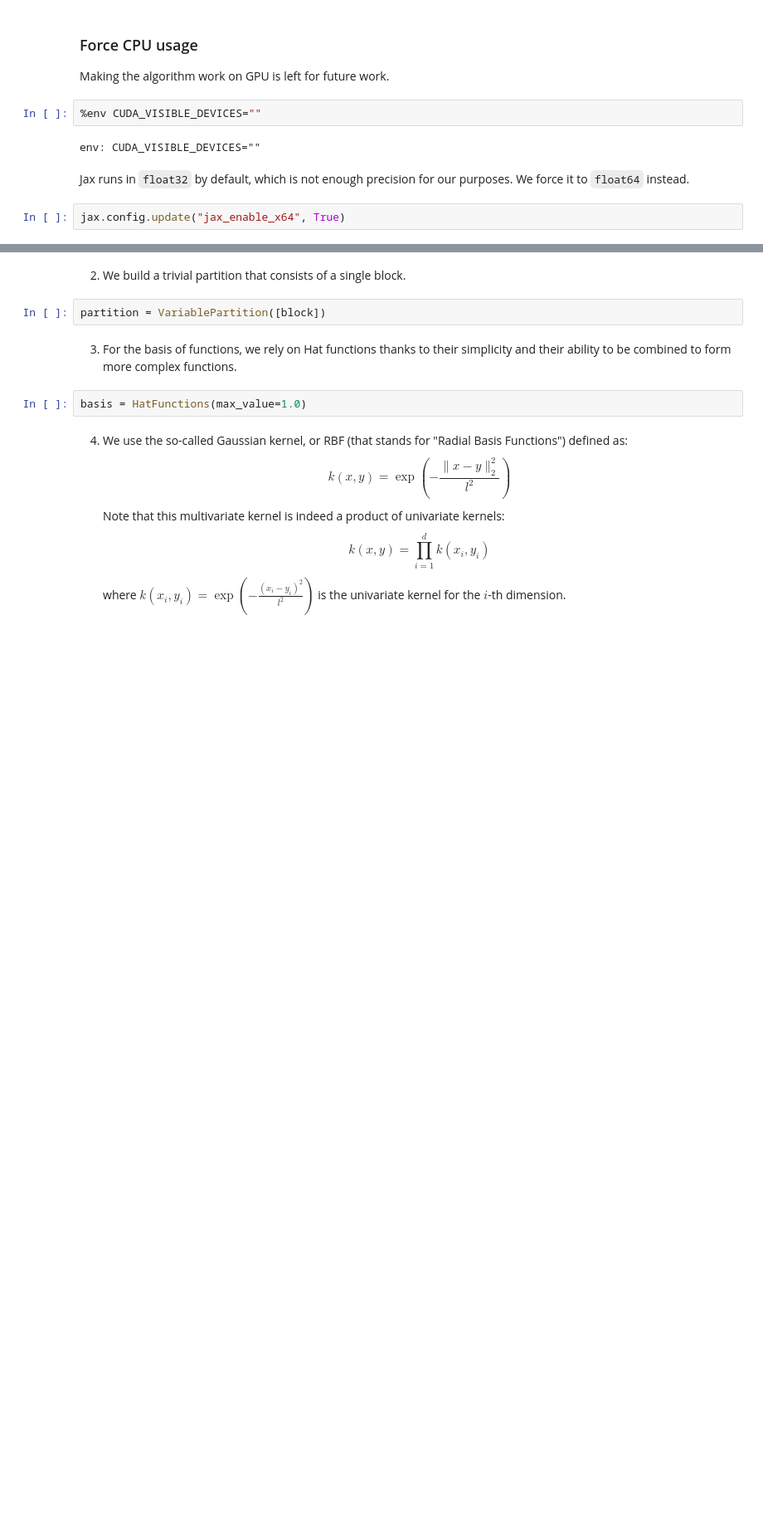
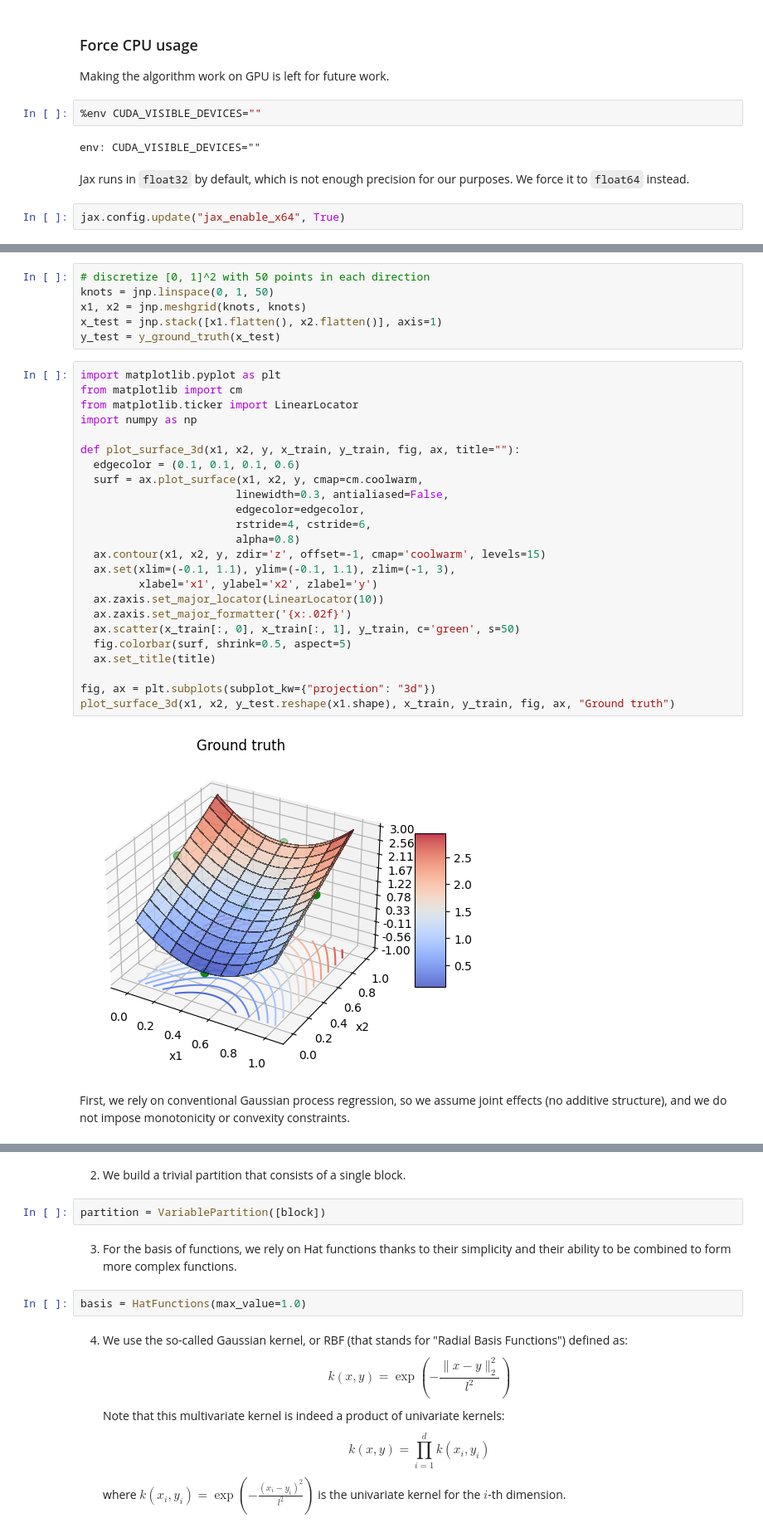
Before and after one commit to Algue-Rythme/MaxModeAdditiveGP, a Jupyter notebook: toy_tutorial.ipynb, the cells around one changed output, grey strips where cells are left out. Shown at 83% size. Drawn from its saved outputs; the diff is of its cells as text; blank space fills up the shorter version.

Commit message:
improve tutorials with additive structure

```diff
--- a/toy_tutorial.ipynb
+++ b/toy_tutorial.ipynb
@@ -30 +42,36 @@ We rely on the illustration p2 of the paper [1].
+# %%
+# discretize [0, 1]^2 with 50 points in each direction
+knots = jnp.linspace(0, 1, 50)
+x1, x2 = jnp.meshgrid(knots, knots)
+x_test = jnp.stack([x1.flatten(), x2.flatten()], axis=1)
+y_test = y_ground_truth(x_test)
+# %%
+import matplotlib.pyplot as plt
+from matplotlib import cm
+from matplotlib.ticker import LinearLocator
+import numpy as np
+
+def plot_surface_3d(x1, x2, y, x_train, y_train, fig, ax, title=""):
+  edgecolor = (0.1, 0.1, 0.1, 0.6)
+  surf = ax.plot_surface(x1, x2, y, cmap=cm.coolwarm,
+                        linewidth=0.3, antialiased=False,
+                        edgecolor=edgecolor,
+                        rstride=4, cstride=6,
+                        alpha=0.8)
+  ax.contour(x1, x2, y, zdir='z', offset=-1, cmap='coolwarm', levels=15)
+  ax.set(xlim=(-0.1, 1.1), ylim=(-0.1, 1.1), zlim=(-1, 3),
+         xlabel='x1', ylabel='x2', zlabel='y')
+  ax.zaxis.set_major_locator(LinearLocator(10))
+  ax.zaxis.set_major_formatter('{x:.02f}')
+  ax.scatter(x_train[:, 0], x_train[:, 1], y_train, c='green', s=50)
+  fig.colorbar(surf, shrink=0.5, aspect=5)
+  ax.set_title(title)
+
+fig, ax = plt.subplots(subplot_kw={"projection": "3d"})
+plot_surface_3d(x1, x2, y_test.reshape(x1.shape), x_train, y_train, fig, ax, "Ground truth")
+# %% [output]
+[figure, added]
+# %% [markdown]
+First, we rely on conventional Gaussian process regression, so we assume joint effects (no additive structure),
+and we do not impose monotonicity or convexity constraints.
 # %% [markdown]
```
Also changed, not shown: parts of 22 cells of this notebook, 4 other files.
